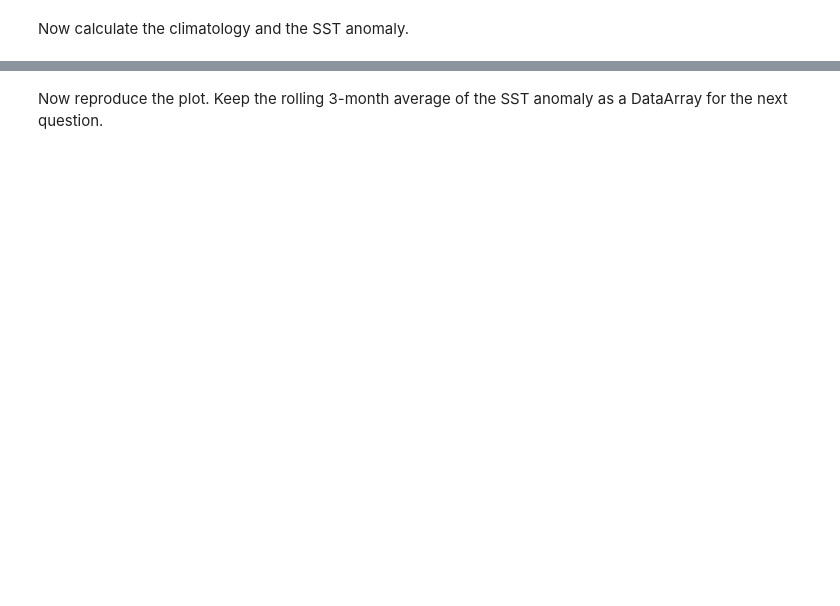
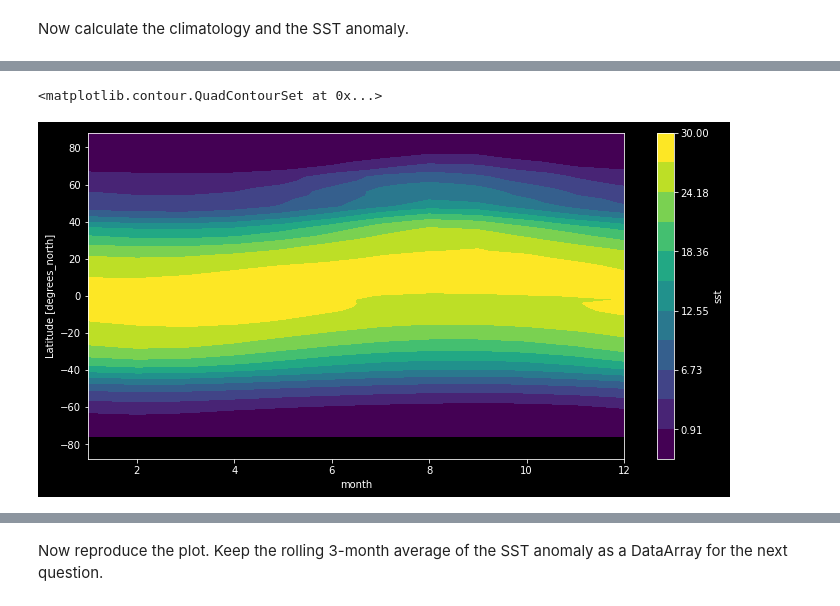
Before and after one commit to DRUFS/Tasks-Python-Research-Computing-, a Jupyter notebook: more_xarray.ipynb, the cells around one changed output, grey strips where cells are left out. Saved outputs shown, nothing was run; the diff lists cells and outputs as text; code cells hidden in the pictures; blank space fills up the shorter version.

```diff
--- a/more_xarray.ipynb
+++ b/more_xarray.ipynb
@@ -55,0 +138,5 @@ Now calculate the climatology and the SST anomaly.
+# %%
+sst_mm.mean(dim='lon').transpose().plot.contourf(levels = 12, vmin = -2, vmax = 30)
+# %% [output]
+<matplotlib.contour.QuadContourSet at 0x...>
+[figure, added]
```
Also changed, not shown: parts of 20 cells of this notebook.
